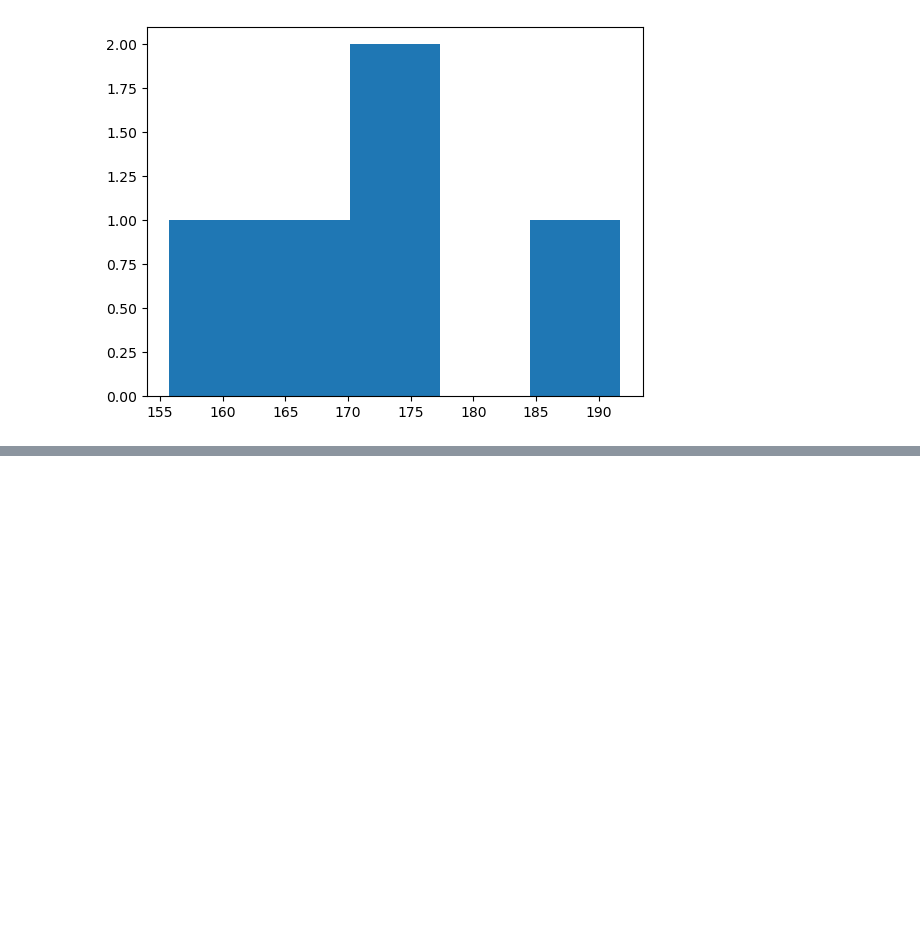
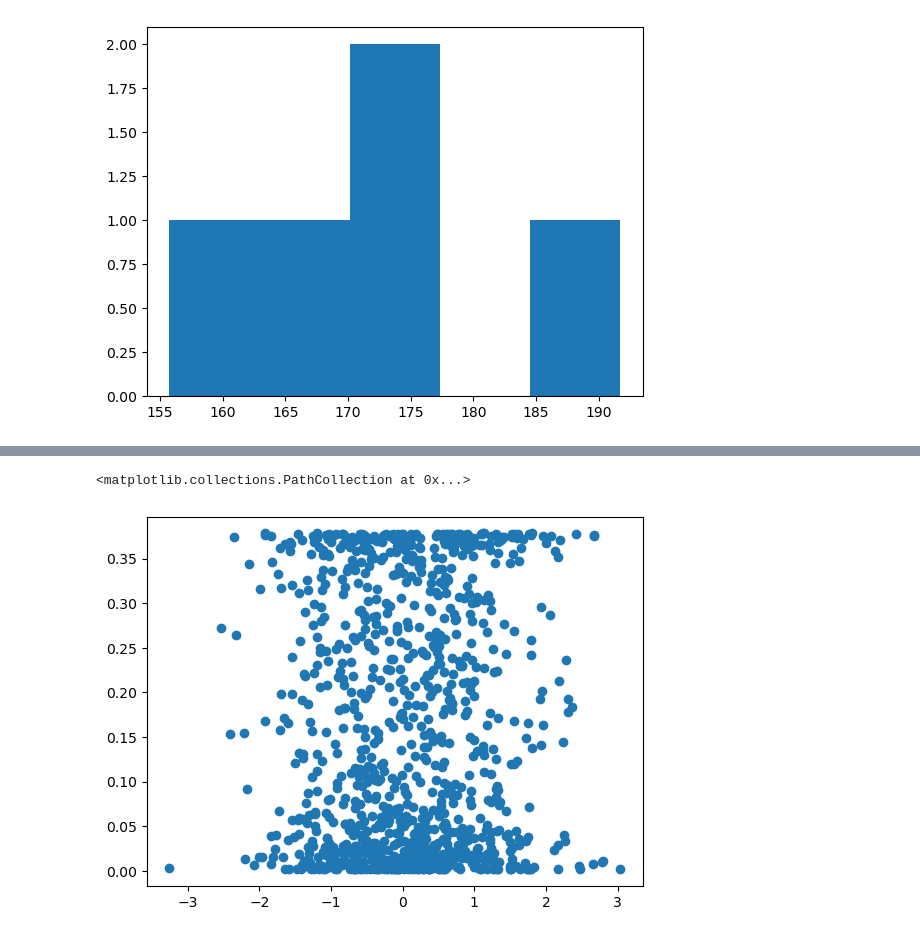
Before and after one commit to azartechnet/SanjithaBatch, a Jupyter notebook: Matplotlib.ipynb, the cells around one changed output, grey strips where cells are left out. Saved outputs shown, nothing was run; the diff lists cells and outputs as text; code cells hidden in the pictures; blank space fills up the shorter version.

```diff
--- a/Matplotlib.ipynb
+++ b/Matplotlib.ipynb
@@ -255,0 +260,30 @@ print(data)
+# %%
+#Generate random data
+data=np.random.randn(1000);
+
+#calculate the kde
+kde=gaussian_kde(data)
+
+#Generate points for plotting the KDE
+x=np.linspace(min(data),max(data),1000)
+kde_values=kde(x)
+
+#print(kde_values)
+
+#x=np.linspace(max(data),1000)
+
+#y=np.linspace(min(data),1000)
+
+#print(x)
+
+#print(y)
+#Plotting the KDE
+
+#plt.plot(x,kde_values,color='blue')
+
+#plt.scatter(x,kde_values,color='red')
+
+plt.scatter(data,kde_values)
+# %% [output]
+<matplotlib.collections.PathCollection at 0x...>
+[figure, added]
```
Also changed, not shown: parts of 2 cells of this notebook.
